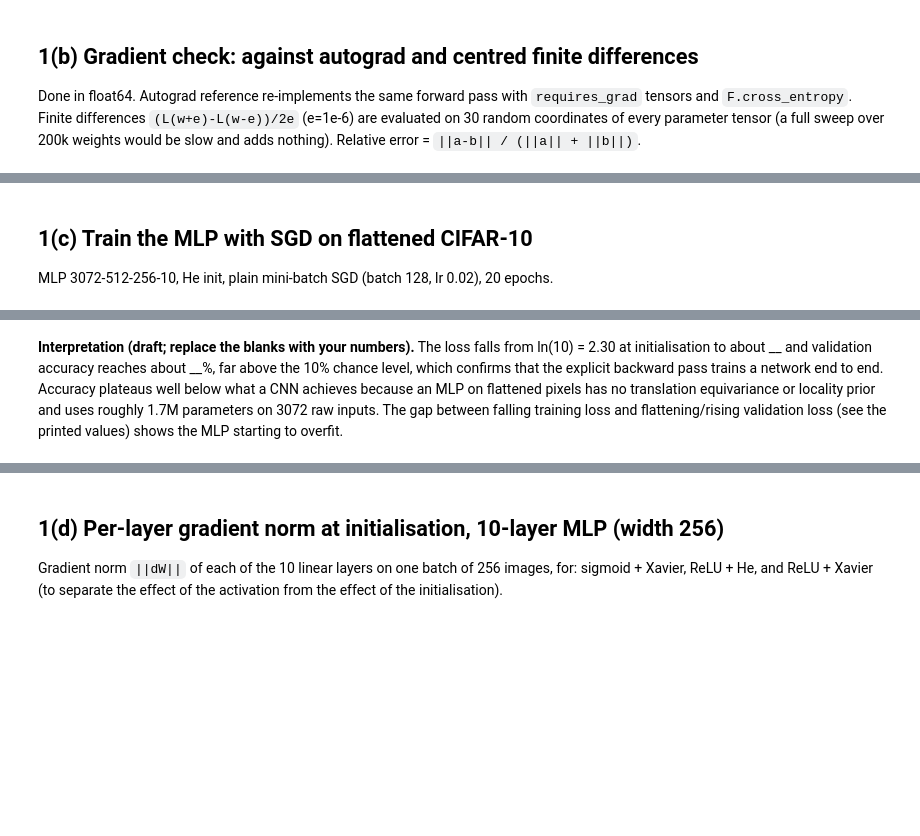
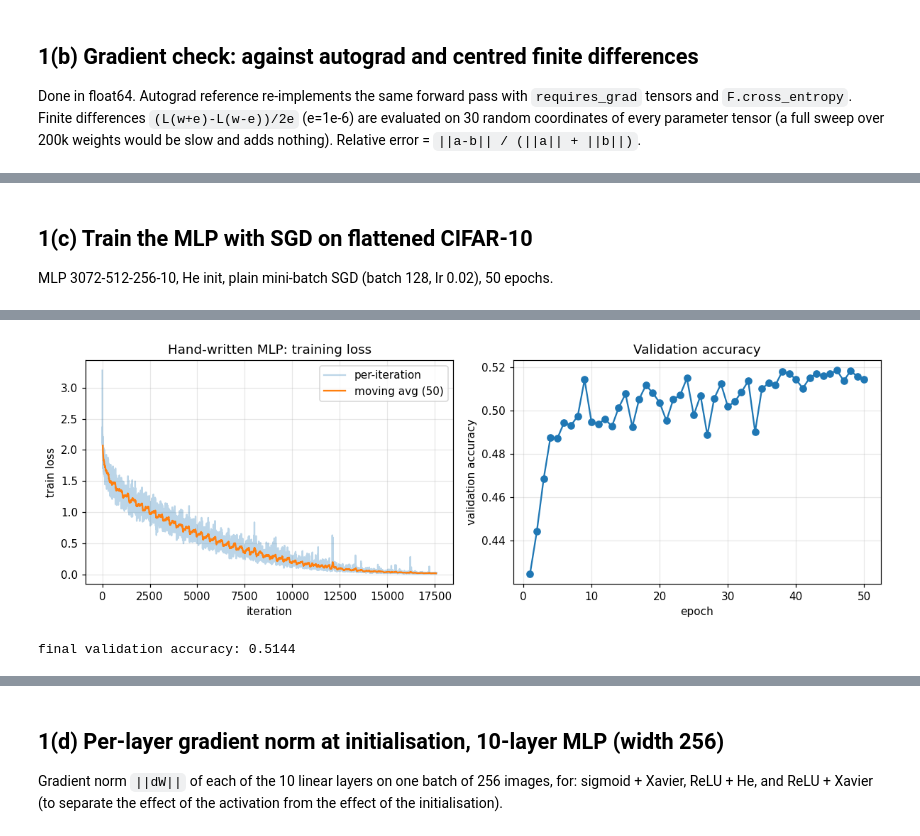
Before and after one commit to Sanugiw/EN4554-Assignment-2-on-CNNs, a Jupyter notebook: 220700T_a02.ipynb, the cells around one changed output, grey strips where cells are left out. Drawn from its saved outputs; the diff is of its cells as text; code cells hidden in the pictures; blank space fills up the shorter version.

```diff
--- a/220700T_a02.ipynb
+++ b/220700T_a02.ipynb
@@ -244,12 +280,14 @@ display(df_gc)
 # %% [markdown]
 ## 1(c) Train the MLP with SGD on flattened CIFAR-10
-MLP 3072-512-256-10, He init, plain mini-batch SGD (batch 128, lr 0.02), 20 epochs.
+MLP 3072-512-256-10, He init, plain mini-batch SGD (batch 128, lr 0.02), 50 epochs.
 # %%
-def train_mlp(model, epochs=20, lr=0.02, bs=128):
+def train_mlp(model, epochs=50, lr=0.02, bs=128):
     H = dict(loss=[], val_acc=[], val_loss=[])
     for ep in range(epochs):
         for xb, yb in batches(Xtr, ytr, bs):
-            L = model.loss(xb.flatten(1), yb); model.backward(); model.sgd_step(lr)
+            L = model.loss(xb.flatten(1), yb)
+            model.backward()
+            model.sgd_step(lr)
             H['loss'].append(L.item())
         z = model.forward(Xva.flatten(1))
         H['val_acc'].append((z.argmax(1) == yva).float().mean().item())
@@ -264,8 +302,17 @@ H1 = train_mlp(mlp)
 nb = math.ceil(45000 / 128)
 fig, ax = plt.subplots(1, 2, figsize=(11, 3.8))
 sm = np.convolve(H1['loss'], np.ones(50) / 50, mode='valid')
-ax[0].plot(H1['loss'], alpha=.3, label='per-iteration'); ax[0].plot(np.arange(len(sm)) + 25, sm, label='moving avg (50)')
-ax[0].set(xlabel='iteration', ylabel='train loss', title='Hand-written MLP: training loss'); ax[0].legend()
-ax[1].plot(range(1, 21), H1['val_acc'], 'o-'); ax[1].set(xlabel='epoch', ylabel='validation accuracy', title='Validation accuracy')
-plt.tight_layout(); plt.show()
+
+ax[0].plot(H1['loss'], alpha=.3, label='per-iteration')
+ax[0].plot(np.arange(len(sm)) + 25, sm, label='moving avg (50)')
+ax[0].set(xlabel='iteration', ylabel='train loss', title='Hand-written MLP: training loss')
+ax[0].legend()
+
+ax[1].plot(range(1, 51), H1['val_acc'], 'o-')
+ax[1].set(xlabel='epoch', ylabel='validation accuracy', title='Validation accuracy')
+
+plt.tight_layout()
+plt.show()
+
 print(f'final validation accuracy: {H1["val_acc"][-1]:.4f}')
+# %% [output]
@@ -272,2 +336,2 @@ print(f'final validation accuracy: {H1["val_acc"][-1]:.4f}')
+[figure, added]
+final validation accuracy: 0.5144
-# %% [markdown]
-**Interpretation (draft; replace the blanks with your numbers).** The loss falls from ln(10) = 2.30 at initialisation to about __ and validation accuracy reaches about __%, far above the 10% chance level, which confirms that the explicit backward pass trains a network end to end. Accuracy plateaus well below what a CNN achieves because an MLP on flattened pixels has no translation equivariance or locality prior and uses roughly 1.7M parameters on 3072 raw inputs. The gap between falling training loss and flattening/rising validation loss (see the printed values) shows the MLP starting to overfit.
```
Also changed, not shown: parts of 36 cells of this notebook.
